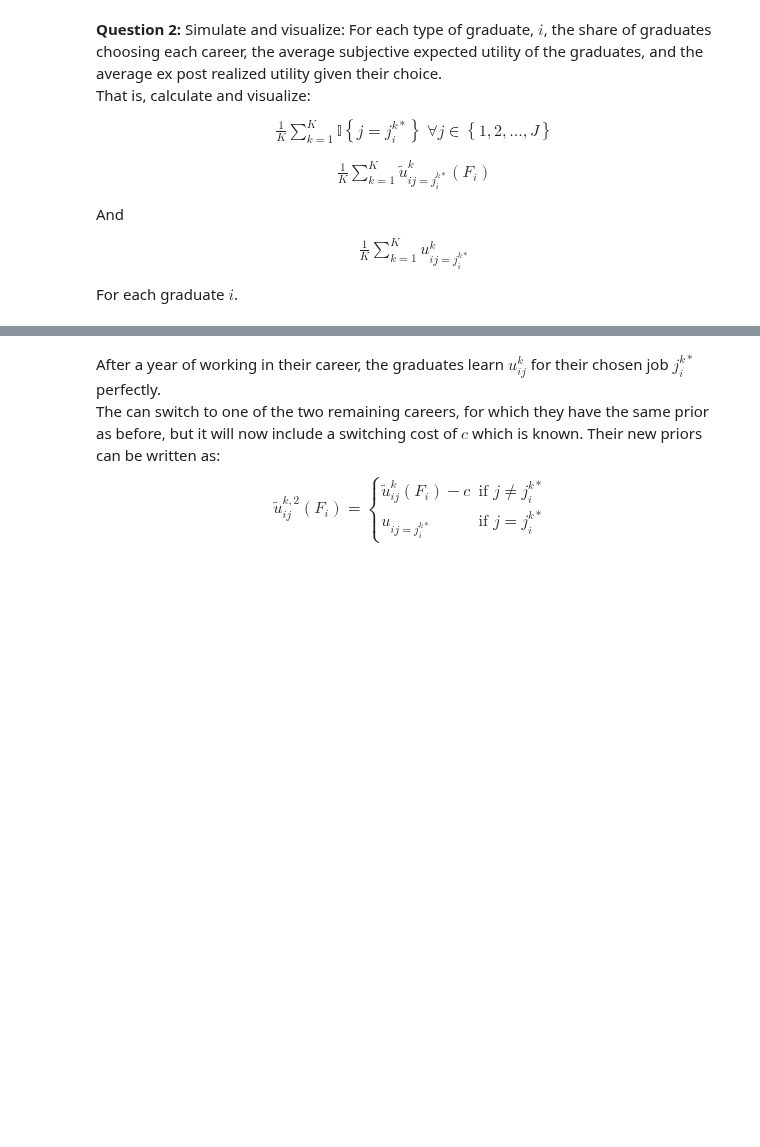
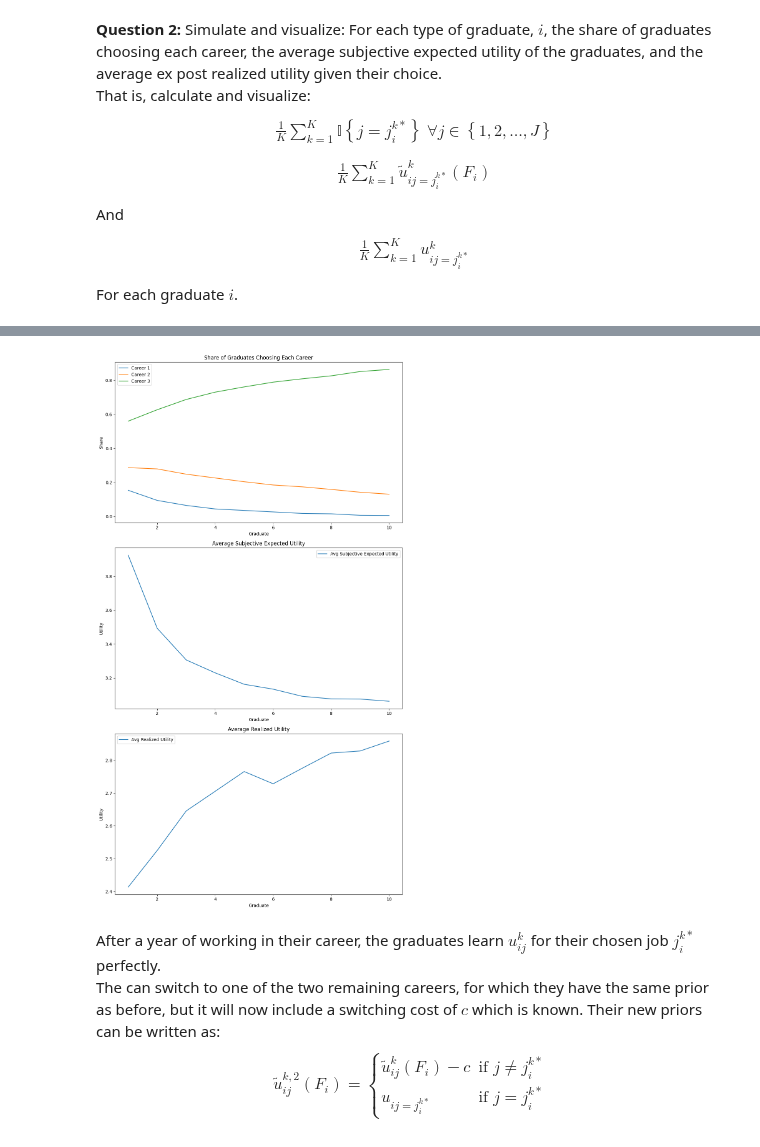
Before and after one commit to NumEconCopenhagen/projects-2024-anton-og-phillip, a Jupyter notebook: Exam/exam_2024.ipynb, the cells around one changed output, grey strips where cells are left out. Saved outputs shown, nothing was run; the diff lists cells and outputs as text; code cells hidden in the pictures; blank space fills up the shorter version.

```diff
--- a/Exam/exam_2024.ipynb
+++ b/Exam/exam_2024.ipynb
@@ -656,3 +539,77 @@ simulate_graduates(par)
+# %%
+# Arrays to store the results
+share_of_graduates = np.zeros((par.N, par.J))
+avg_subjective_expected_utility = np.zeros(par.N)
+avg_realized_utility = np.zeros(par.N)
+
+# Simulation
+for k in range(par.K):
+    for i in range(par.N):
+        F_i = i + 1  # number of friends
+        prior_expected_utility = np.zeros(par.J)
+
+        for j in range(par.J):
+            # Draw F_i values of epsilon for friends in career j
+            epsilon_friends = np.random.normal(0, par.sigma, F_i)
+            prior_expected_utility[j] = par.v[j] + np.mean(epsilon_friends)
+
+        # Draw own noise terms
+        epsilon_own = np.random.normal(0, par.sigma, par.J)
+
+        # Choose the career with the highest expected utility
+        j_star = np.argmax(prior_expected_utility)
+
+        # Store results
+        share_of_graduates[i, j_star] += 1
+        avg_subjective_expected_utility[i] += prior_expected_utility[j_star]
+        avg_realized_utility[i] += par.v[j_star] + epsilon_own[j_star]
+
+# Normalize results
+share_of_graduates /= par.K
+avg_subjective_expected_utility /= par.K
+avg_realized_utility /= par.K
+
+# Prepare DataFrame for visualization
+results_df = pd.DataFrame({
+    'Graduate': np.arange(1, par.N + 1),
+    'Share_Career_1': share_of_graduates[:, 0],
+    'Share_Career_2': share_of_graduates[:, 1],
+    'Share_Career_3': share_of_graduates[:, 2],
+    'Avg_Subjective_Expected_Utility': avg_subjective_expected_utility,
+    'Avg_Realized_Utility': avg_realized_utility
+})
+
+import matplotlib.pyplot as plt
+
+# Visualization
+fig, axs = plt.subplots(3, 1, figsize=(10, 18))
+
+# Share of graduates choosing each career
+for j in range(par.J):
+    axs[0].plot(results_df['Graduate'], results_df[f'Share_Career_{j+1}'], label=f'Career {j+1}')
+axs[0].set_title('Share of Graduates Choosing Each Career')
+axs[0].set_xlabel('Graduate')
+axs[0].set_ylabel('Share')
+axs[0].legend()
+
+# Average subjective expected utility
+axs[1].plot(results_df['Graduate'], results_df['Avg_Subjective_Expected_Utility'], label='Avg Subjective Expected Utility')
+axs[1].set_title('Average Subjective Expected Utility')
+axs[1].set_xlabel('Graduate')
+axs[1].set_ylabel('Utility')
+axs[1].legend()
+
+# Average realized utility
+axs[2].plot(results_df['Graduate'], results_df['Avg_Realized_Utility'], label='Avg Realized Utility')
+axs[2].set_title('Average Realized Utility')
+axs[2].set_xlabel('Graduate')
+axs[2].set_ylabel('Utility')
+axs[2].legend()
+
+plt.tight_layout()
+plt.show()
+# %% [output]
+[figure, added]
 # %% [markdown]
 After a year of working in their career, the graduates learn $u^k_{ij}$ for their chosen job $j_i^{k*}$ perfectly. <br>
 The can switch to one of the two remaining careers, for which they have the same prior as before, but it will now include a switching cost of $c$ which is known.
```
Also changed, not shown: parts of 6 cells of this notebook.
